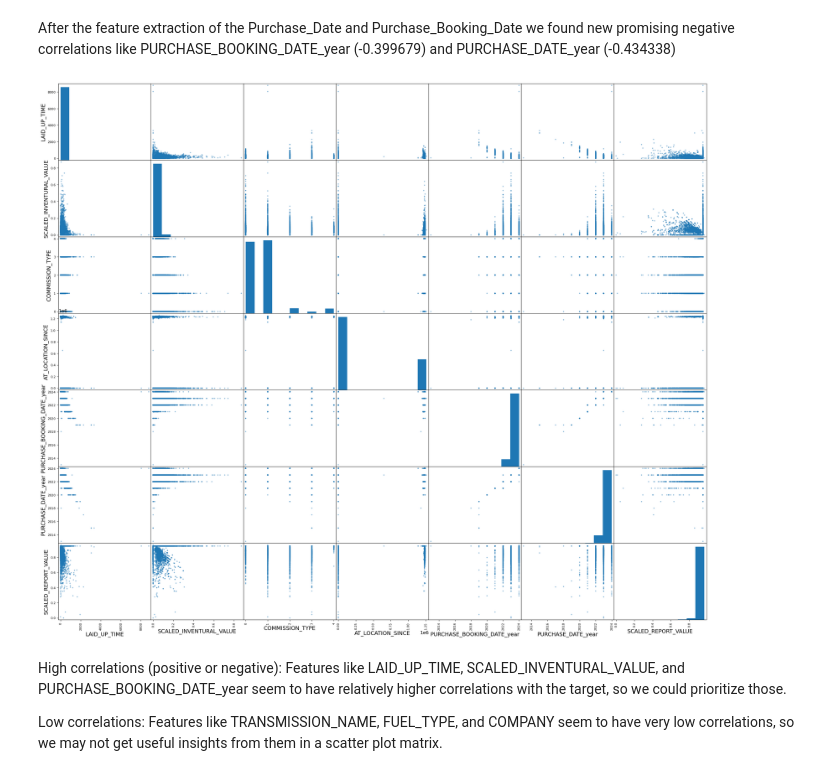
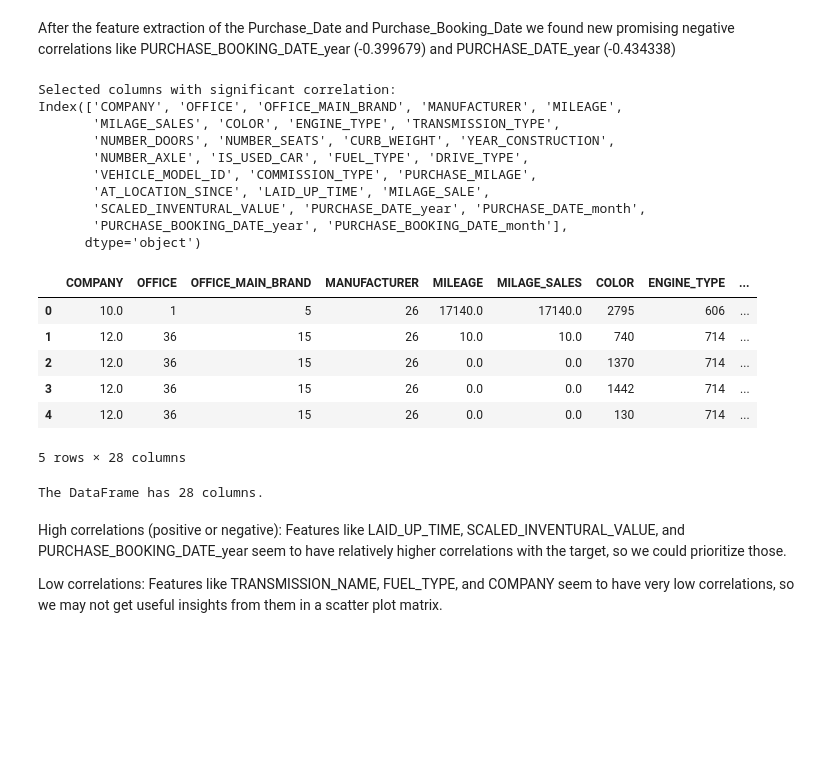
Before and after one commit to JONICK277/ML, a Jupyter notebook: code/preprocessing/projectHSB.ipynb, the cells around one changed output. Drawn from its saved outputs; the diff is of its cells as text; code cells hidden in the pictures; blank space fills up the shorter version.

```diff
--- a/code/preprocessing/projectHSB.ipynb
+++ b/code/preprocessing/projectHSB.ipynb
@@ -519,28 +559,45 @@ Name: LAID_UP_TIME, dtype: float64
 # %% [markdown]
 After the feature extraction of the Purchase_Date and Purchase_Booking_Date we found new promising negative correlations like PURCHASE_BOOKING_DATE_year (-0.399679) and
 PURCHASE_DATE_year (-0.434338)
-# %%
-# List of selected attributes with strong positive or negative correlations to the target
-attributes = [
-    "LAID_UP_TIME",
-    "SCALED_INVENTURAL_VALUE",
-    "COMMISSION_TYPE",
-    "AT_LOCATION_SINCE",
-    "PURCHASE_BOOKING_DATE_year",
-    "PURCHASE_DATE_year",
-    "SCALED_REPORT_VALUE"
-]
-
-# Create the scatter matrix with the selected attributes
-scatter_matrix(train_cleaned[attributes], figsize=(30, 25))
-
-# Display the plot
-plt.show()
-
-# Optionally, save the plot if needed
-# save_fig("scatter_matrix_plot")
-# %% [output]
-[figure, removed]
+# %%
+corr_matrix = train_cleaned.select_dtypes(include=['number']).corr()
+
+correlation_threshold = 0.05  # Threshold for filtering
+target_correlations = corr_matrix["LAID_UP_TIME"]
+
+significant_columns = target_correlations[abs(target_correlations) >= correlation_threshold].index
+
+train_cleaned = train_cleaned[significant_columns]
+
+print("Selected columns with significant correlation:")
+print(significant_columns)
+
+train_cleaned.head()
+# %% [output]
+Selected columns with significant correlation:
+Index(['COMPANY', 'OFFICE', 'OFFICE_MAIN_BRAND', 'MANUFACTURER', 'MILEAGE',
+       'MILAGE_SALES', 'COLOR', 'ENGINE_TYPE', 'TRANSMISSION_TYPE',
+       'NUMBER_DOORS', 'NUMBER_SEATS', 'CURB_WEIGHT', 'YEAR_CONSTRUCTION',
+       'NUMBER_AXLE', 'IS_USED_CAR', 'FUEL_TYPE', 'DRIVE_TYPE',
+       'VEHICLE_MODEL_ID', 'COMMISSION_TYPE', 'PURCHASE_MILAGE',
+       'AT_LOCATION_SINCE', 'LAID_UP_TIME', 'MILAGE_SALE',
+       'SCALED_INVENTURAL_VALUE', 'PURCHASE_DATE_year', 'PURCHASE_DATE_month',
+       'PURCHASE_BOOKING_DATE_year', 'PURCHASE_BOOKING_DATE_month'],
+      dtype='object')
+|  | COMPANY | OFFICE | OFFICE_MAIN_BRAND | MANUFACTURER | MILEAGE | MILAGE_SALES | COLOR | ENGINE_TYPE | ... |
+| 0 | 10.0 | 1 | 5 | 26 | 17140.0 | 17140.0 | 2795 | 606 | ... |
+| 1 | 12.0 | 36 | 15 | 26 | 10.0 | 10.0 | 740 | 714 | ... |
+| 2 | 12.0 | 36 | 15 | 26 | 0.0 | 0.0 | 1370 | 714 | ... |
+| 3 | 12.0 | 36 | 15 | 26 | 0.0 | 0.0 | 1442 | 714 | ... |
+| 4 | 12.0 | 36 | 15 | 26 | 0.0 | 0.0 | 130 | 714 | ... |
+5 rows × 28 columns
+# %%
+# Count the number of columns
+num_columns = train_cleaned.shape[1]
+
+print(f"The DataFrame has {num_columns} columns.")
+# %% [output]
+The DataFrame has 28 columns.
 # %% [markdown]
 High correlations (positive or negative): Features like LAID_UP_TIME, SCALED_INVENTURAL_VALUE, and PURCHASE_BOOKING_DATE_year seem to have relatively higher correlations with the target, so we could prioritize those.
 
```
Also changed, not shown: parts of 10 cells of this notebook, 5 other files.
